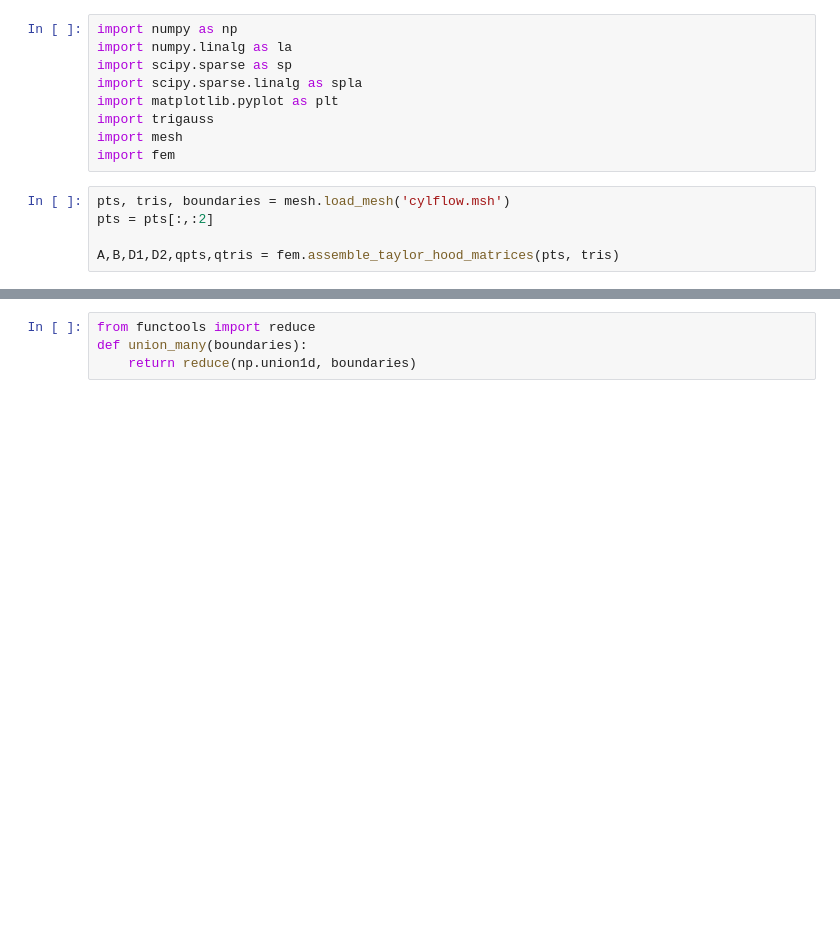
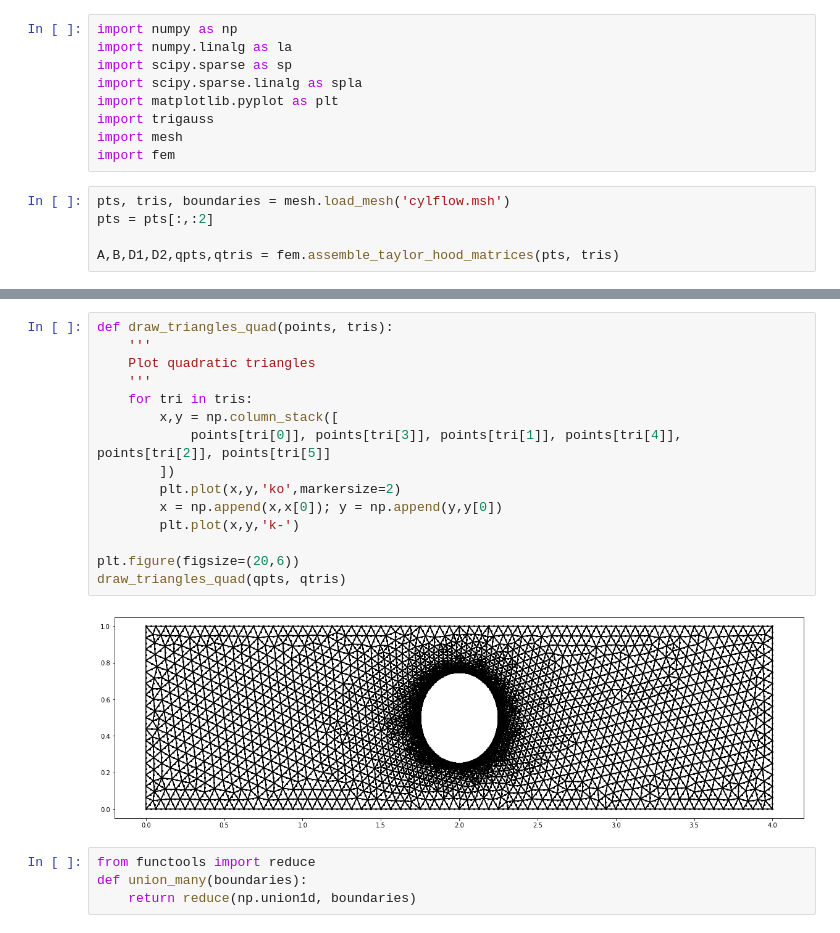
Before and after one commit to nicknytko/cs555-final-project, a Jupyter notebook: cylflow-p2p1.ipynb, the cells around one changed output, grey strips where cells are left out. Drawn from its saved outputs; the diff is of its cells as text; blank space fills up the shorter version.

```diff
--- a/cylflow-p2p1.ipynb
+++ b/cylflow-p2p1.ipynb
@@ -15,3 +32,20 @@ A,B,D1,D2,qpts,qtris = fem.assemble_taylor_hood_matrices(pts, tris)
+# %%
+def draw_triangles_quad(points, tris):
+    '''
+    Plot quadratic triangles
+    '''
+    for tri in tris:
+        x,y = np.column_stack([
+            points[tri[0]], points[tri[3]], points[tri[1]], points[tri[4]], points[tri[2]], points[tri[5]]
+        ])
+        plt.plot(x,y,'ko',markersize=2)
+        x = np.append(x,x[0]); y = np.append(y,y[0])
+        plt.plot(x,y,'k-')
+
+plt.figure(figsize=(20,6))
+draw_triangles_quad(qpts, qtris)
+# %% [output]
+[figure, added]
 # %%
 from functools import reduce
 def union_many(boundaries):
```
Also changed, not shown: parts of 4 cells of this notebook.
